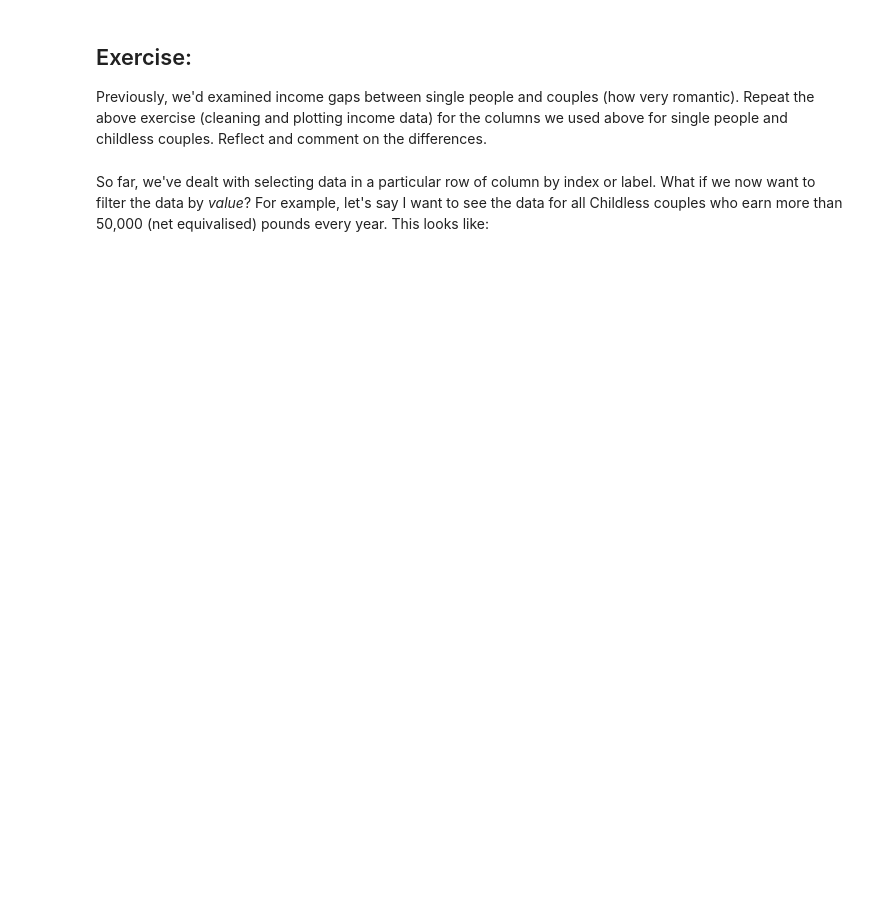
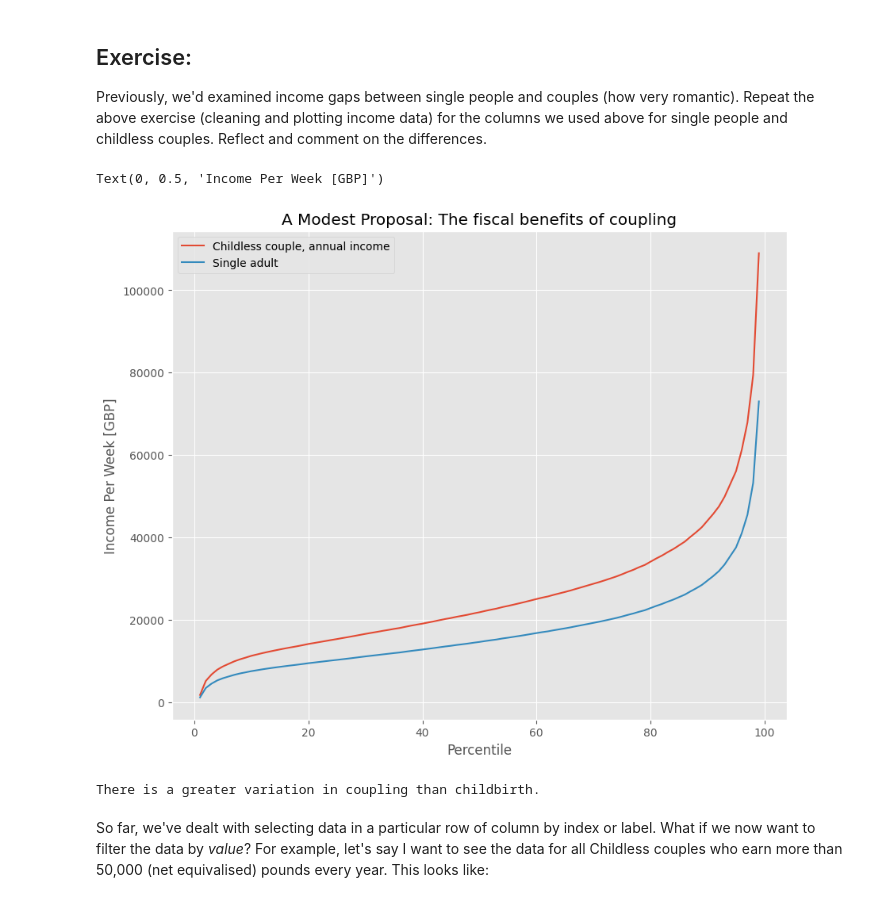
Before and after one commit to snig-17/QM2, a Jupyter notebook: W2_Working_with_Data_in_Pandas.ipynb, the cells around one changed output. Saved outputs shown, nothing was run; the diff lists cells and outputs as text; code cells hidden in the pictures; blank space fills up the shorter version.

```diff
--- a/W2_Working_with_Data_in_Pandas.ipynb
+++ b/W2_Working_with_Data_in_Pandas.ipynb
@@ -313,3 +337,18 @@ Add your reflection here.
+# %%
+clean2 = income[['Childless couple, annual income','Single adult']]
+clean2 = clean2.replace(',', '', regex=True)
+clean2 = clean2.replace('-', 'NaN', regex=True).astype('float')
+clean2.plot()
+plt.title('A Modest Proposal: The fiscal benefits of coupling')
+plt.xlabel('Percentile')
+plt.ylabel('Income Per Week [GBP]')
+# %% [output]
+Text(0, 0.5, 'Income Per Week [GBP]')
+[figure, added]
+# %%
+print("There is a greater variation in coupling than childbirth.")
+# %% [output]
+There is a greater variation in coupling than childbirth.
 # %% [markdown]
 So far, we've dealt with selecting data in a particular row of column by index or label. What if we now want to filter the data by *value*? For example, let's say I want to see the data for all Childless couples who earn more than 50,000 (net equivalised) pounds every year. This looks like:
 # %%
```
Also changed, not shown: parts of 19 cells of this notebook.
